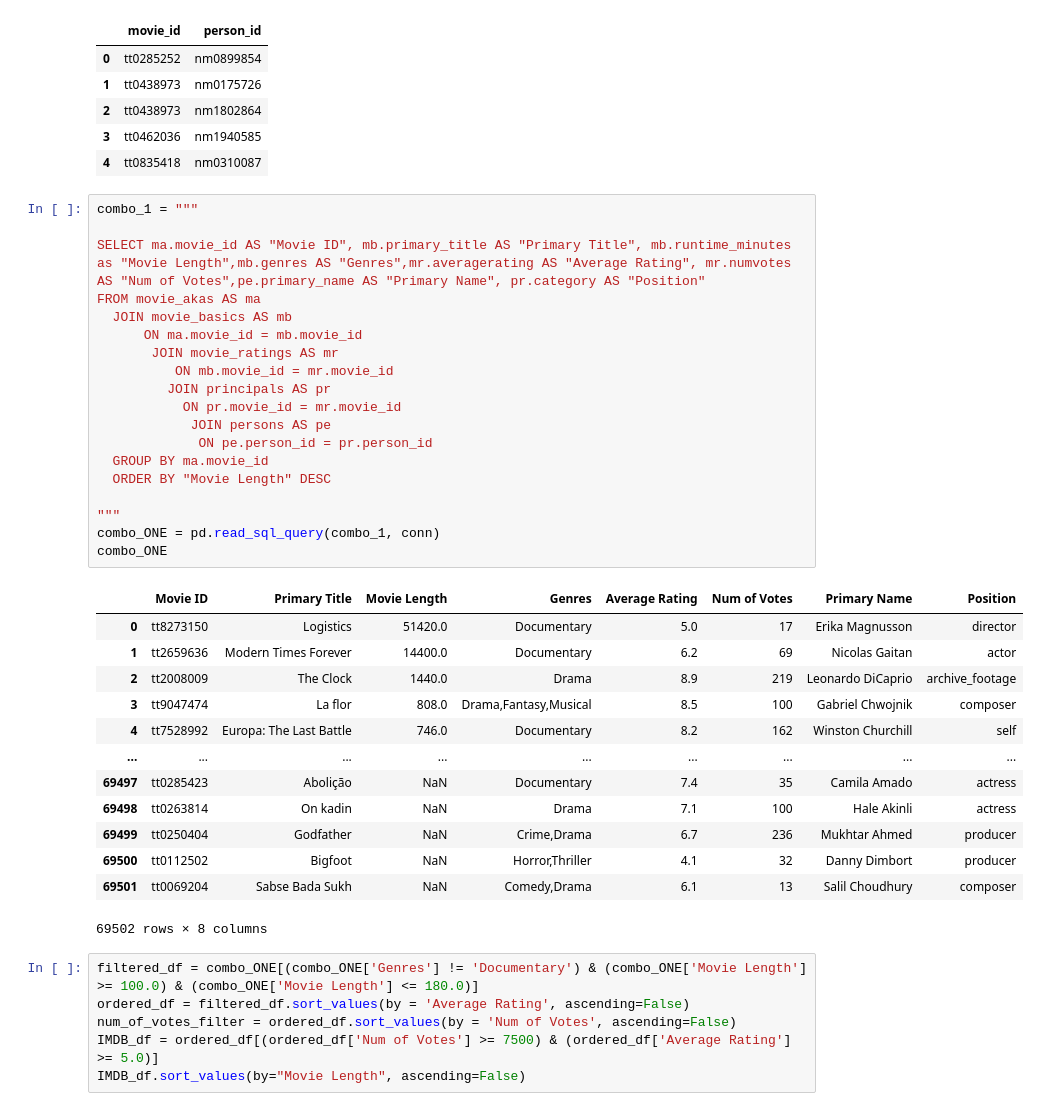
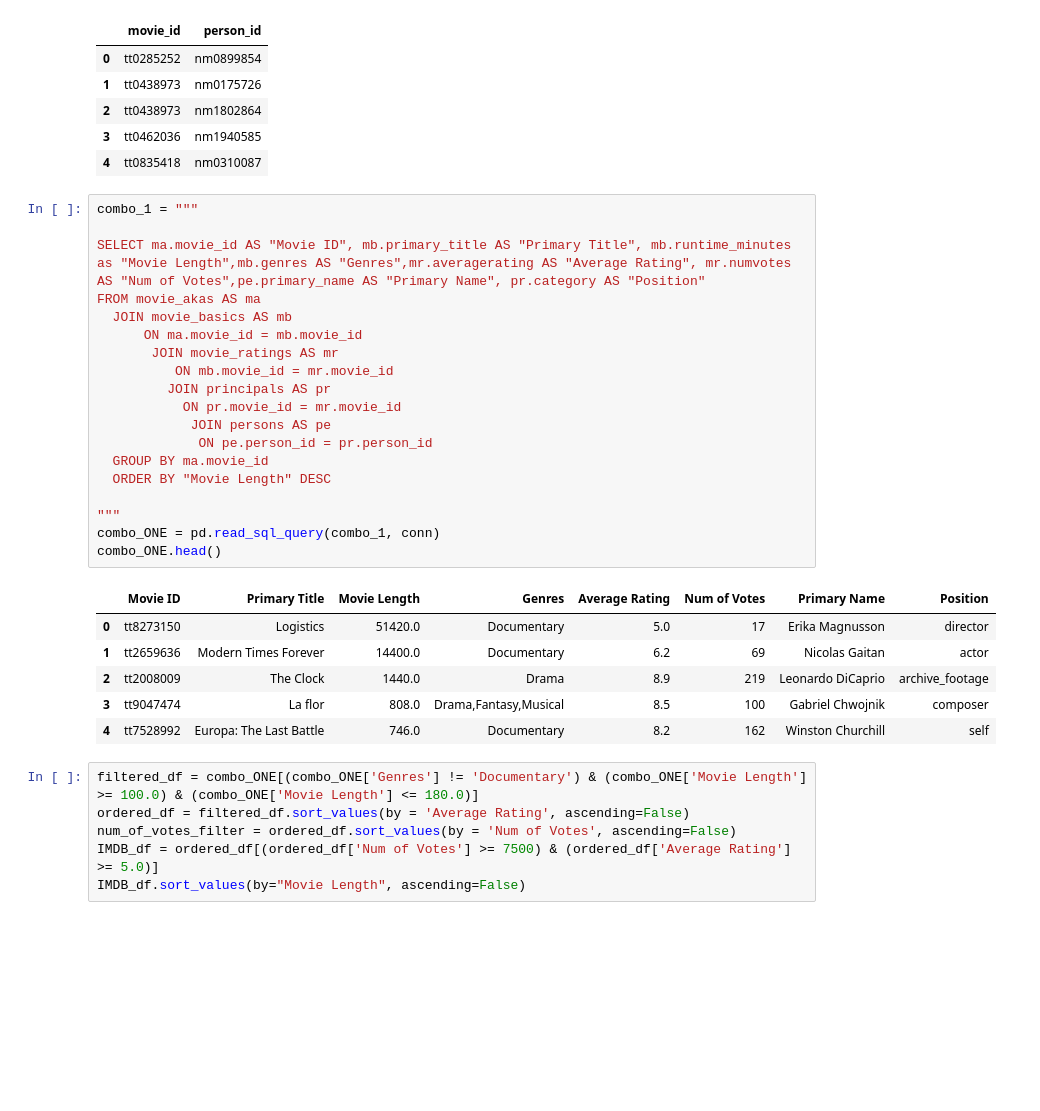
Before and after one commit to falloutb1tch/Movie_Project, a Jupyter notebook: Notebooks/Yiyi_Working_Notebook.ipynb, the cells around one changed output. Cells and saved outputs as stored; diff of their text form; blank space fills up the shorter version.

```diff
--- a/Notebooks/Yiyi_Working_Notebook.ipynb
+++ b/Notebooks/Yiyi_Working_Notebook.ipynb
@@ -303,36 +312,29 @@ writers.head(5)
 # %%
 combo_1 = """
 
 SELECT ma.movie_id AS "Movie ID", mb.primary_title AS "Primary Title", mb.runtime_minutes as "Movie Length",mb.genres AS "Genres",mr.averagerating AS "Average Rating", mr.numvotes AS "Num of Votes",pe.primary_name AS "Primary Name", pr.category AS "Position"
 FROM movie_akas AS ma
   JOIN movie_basics AS mb
       ON ma.movie_id = mb.movie_id
        JOIN movie_ratings AS mr
           ON mb.movie_id = mr.movie_id
          JOIN principals AS pr
            ON pr.movie_id = mr.movie_id
             JOIN persons AS pe
              ON pe.person_id = pr.person_id
   GROUP BY ma.movie_id
   ORDER BY "Movie Length" DESC
 
 """
 combo_ONE = pd.read_sql_query(combo_1, conn)
-combo_ONE
+combo_ONE.head()
 # %% [output]
 |  | Movie ID | Primary Title | Movie Length | Genres | Average Rating | Num of Votes | Primary Name | Position |
 | 0 | tt8273150 | Logistics | 51420.0 | Documentary | 5.0 | 17 | Erika Magnusson | director |
 | 1 | tt2659636 | Modern Times Forever | 14400.0 | Documentary | 6.2 | 69 | Nicolas Gaitan | actor |
 | 2 | tt2008009 | The Clock | 1440.0 | Drama | 8.9 | 219 | Leonardo DiCaprio | archive_footage |
 | 3 | tt9047474 | La flor | 808.0 | Drama,Fantasy,Musical | 8.5 | 100 | Gabriel Chwojnik | composer |
 | 4 | tt7528992 | Europa: The Last Battle | 746.0 | Documentary | 8.2 | 162 | Winston Churchill | self |
-| ... | ... | ... | ... | ... | ... | ... | ... | ... |
-| 69497 | tt0285423 | Abolição | NaN | Documentary | 7.4 | 35 | Camila Amado | actress |
-| 69498 | tt0263814 | On kadin | NaN | Drama | 7.1 | 100 | Hale Akinli | actress |
-| 69499 | tt0250404 | Godfather | NaN | Crime,Drama | 6.7 | 236 | Mukhtar Ahmed | producer |
-| 69500 | tt0112502 | Bigfoot | NaN | Horror,Thriller | 4.1 | 32 | Danny Dimbort | producer |
-| 69501 | tt0069204 | Sabse Bada Sukh | NaN | Comedy,Drama | 6.1 | 13 | Salil Choudhury | composer |
-69502 rows × 8 columns
 # %%
 filtered_df = combo_ONE[(combo_ONE['Genres'] != 'Documentary') & (combo_ONE['Movie Length'] >= 100.0) & (combo_ONE['Movie Length'] <= 180.0)]
 ordered_df = filtered_df.sort_values(by = 'Average Rating', ascending=False)
```
Also changed, not shown: parts of 19 cells of this notebook.
